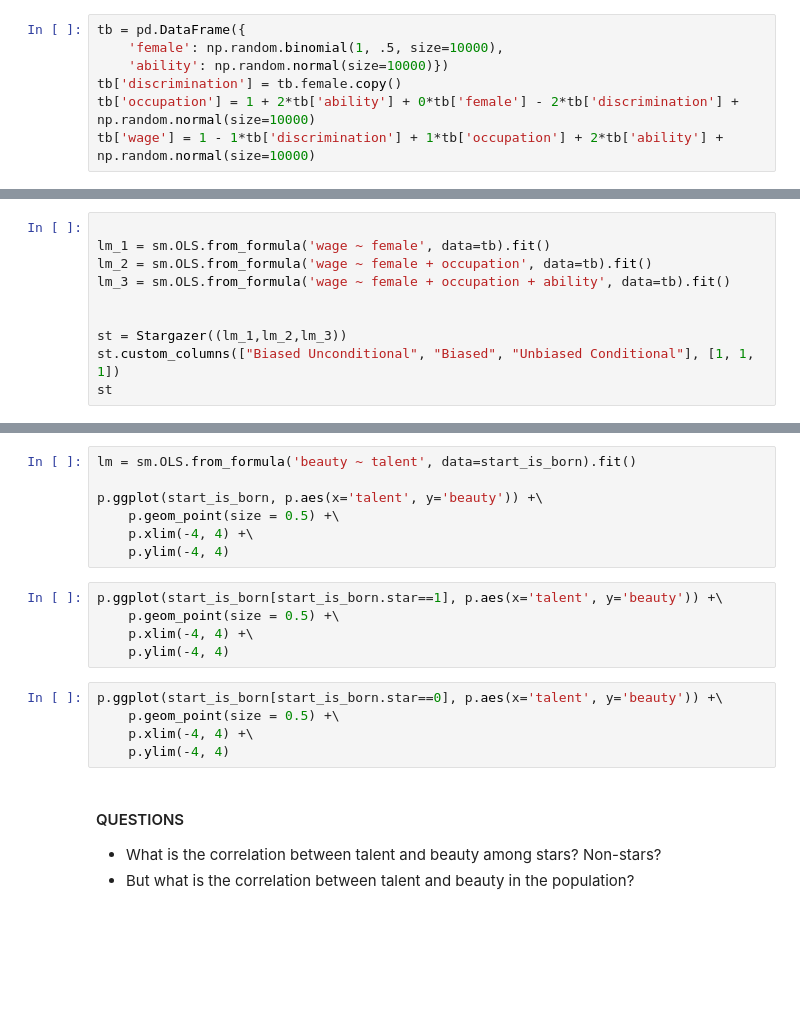
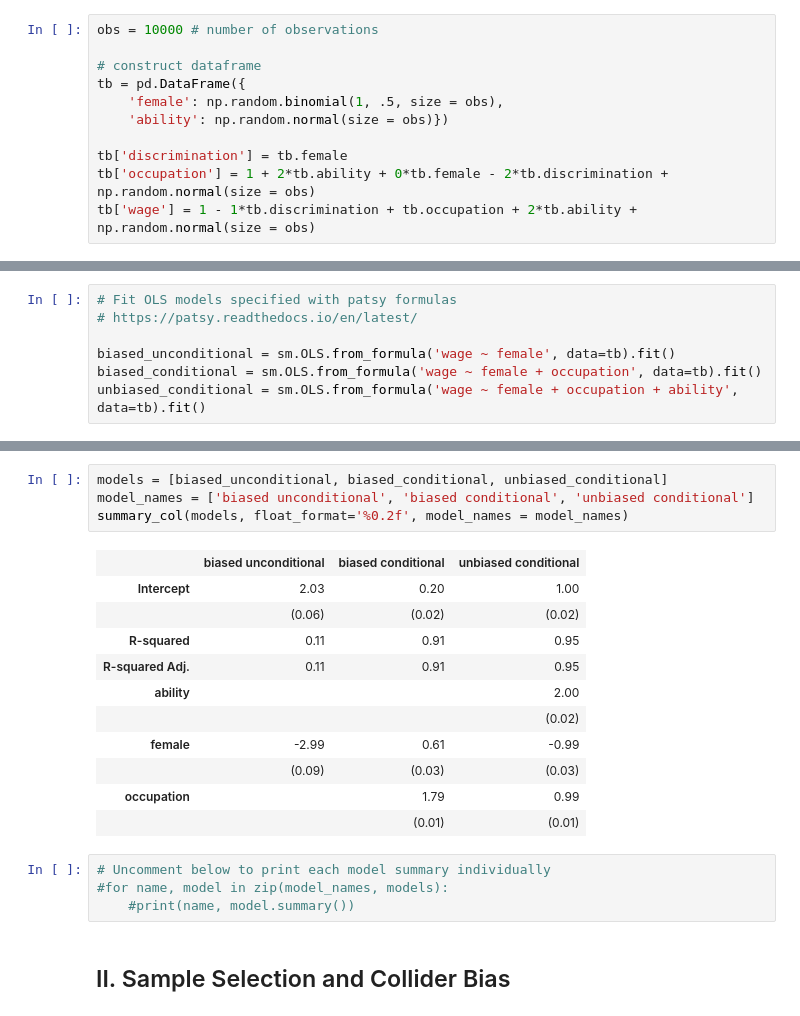
Before and after one commit to causalinfpython/mixtape, a Jupyter notebook: Directed Acyclic Graphs.ipynb, the cells around one changed output, grey strips where cells are left out. Saved outputs shown, nothing was run; the diff lists cells and outputs as text; blank space fills up the shorter version.

```diff
--- a/Directed Acyclic Graphs.ipynb
+++ b/Directed Acyclic Graphs.ipynb
@@ -19,7 +11,11 @@ def read_data(file):
 # %%
+obs = 10000 # number of observations
+
+# construct dataframe
 tb = pd.DataFrame({
-    'female': np.random.binomial(1, .5, size=10000),
-    'ability': np.random.normal(size=10000)})
-tb['discrimination'] = tb.female.copy()
-tb['occupation'] = 1 + 2*tb['ability'] + 0*tb['female'] - 2*tb['discrimination'] + np.random.normal(size=10000)
-tb['wage'] = 1 - 1*tb['discrimination'] + 1*tb['occupation'] + 2*tb['ability'] + np.random.normal(size=10000)
+    'female': np.random.binomial(1, .5, size = obs),
+    'ability': np.random.normal(size = obs)})
+
+tb['discrimination'] = tb.female
+tb['occupation'] = 1 + 2*tb.ability + 0*tb.female - 2*tb.discrimination + np.random.normal(size = obs)
+tb['wage'] = 1 - 1*tb.discrimination + tb.occupation + 2*tb.ability + np.random.normal(size = obs)
@@ -26,10 +24,7 @@ tb['wage'] = 1 - 1*tb['discrimination'] + 1*tb['occupation'] + 2*tb['ability'] +
 # %%
+# Fit OLS models specified with patsy formulas
+# https://patsy.readthedocs.io/en/latest/
 
-lm_1 = sm.OLS.from_formula('wage ~ female', data=tb).fit()
-lm_2 = sm.OLS.from_formula('wage ~ female + occupation', data=tb).fit()
-lm_3 = sm.OLS.from_formula('wage ~ female + occupation + ability', data=tb).fit()
-
-
-st = Stargazer((lm_1,lm_2,lm_3))
-st.custom_columns(["Biased Unconditional", "Biased", "Unbiased Conditional"], [1, 1, 1])
-st
+biased_unconditional = sm.OLS.from_formula('wage ~ female', data=tb).fit()
+biased_conditional = sm.OLS.from_formula('wage ~ female + occupation', data=tb).fit()
+unbiased_conditional = sm.OLS.from_formula('wage ~ female + occupation + ability', data=tb).fit()
@@ -56,21 +31,22 @@ start_is_born.head()
-# %%
-lm = sm.OLS.from_formula('beauty ~ talent', data=start_is_born).fit()
-
-p.ggplot(start_is_born, p.aes(x='talent', y='beauty')) +\
-    p.geom_point(size = 0.5) +\
-    p.xlim(-4, 4) +\
-    p.ylim(-4, 4)
-# %%
-p.ggplot(start_is_born[start_is_born.star==1], p.aes(x='talent', y='beauty')) +\
-    p.geom_point(size = 0.5) +\
-    p.xlim(-4, 4) +\
-    p.ylim(-4, 4)
-# %%
-p.ggplot(start_is_born[start_is_born.star==0], p.aes(x='talent', y='beauty')) +\
-    p.geom_point(size = 0.5) +\
-    p.xlim(-4, 4) +\
-    p.ylim(-4, 4)
-# %% [markdown]
-#### QUESTIONS
-- What is the correlation between talent and beauty among stars?  Non-stars?
-- But what is the correlation between talent and beauty in the population?
+# %%
+models = [biased_unconditional, biased_conditional, unbiased_conditional]
+model_names = ['biased unconditional', 'biased conditional', 'unbiased conditional']
+summary_col(models, float_format='%0.2f', model_names = model_names)
+# %% [output]
+|  | biased unconditional | biased conditional | unbiased conditional |
+| Intercept | 2.03 | 0.20 | 1.00 |
+|  | (0.06) | (0.02) | (0.02) |
+| R-squared | 0.11 | 0.91 | 0.95 |
+| R-squared Adj. | 0.11 | 0.91 | 0.95 |
+| ability |  |  | 2.00 |
+|  |  |  | (0.02) |
+| female | -2.99 | 0.61 | -0.99 |
+|  | (0.09) | (0.03) | (0.03) |
+| occupation |  | 1.79 | 0.99 |
+|  |  | (0.01) | (0.01) |
+# %%
+# Uncomment below to print each model summary individually
+#for name, model in zip(model_names, models):
+    #print(name, model.summary())
+# %% [markdown]
+## II. Sample Selection and Collider Bias
```
Also changed, not shown: parts of 12 cells of this notebook.
